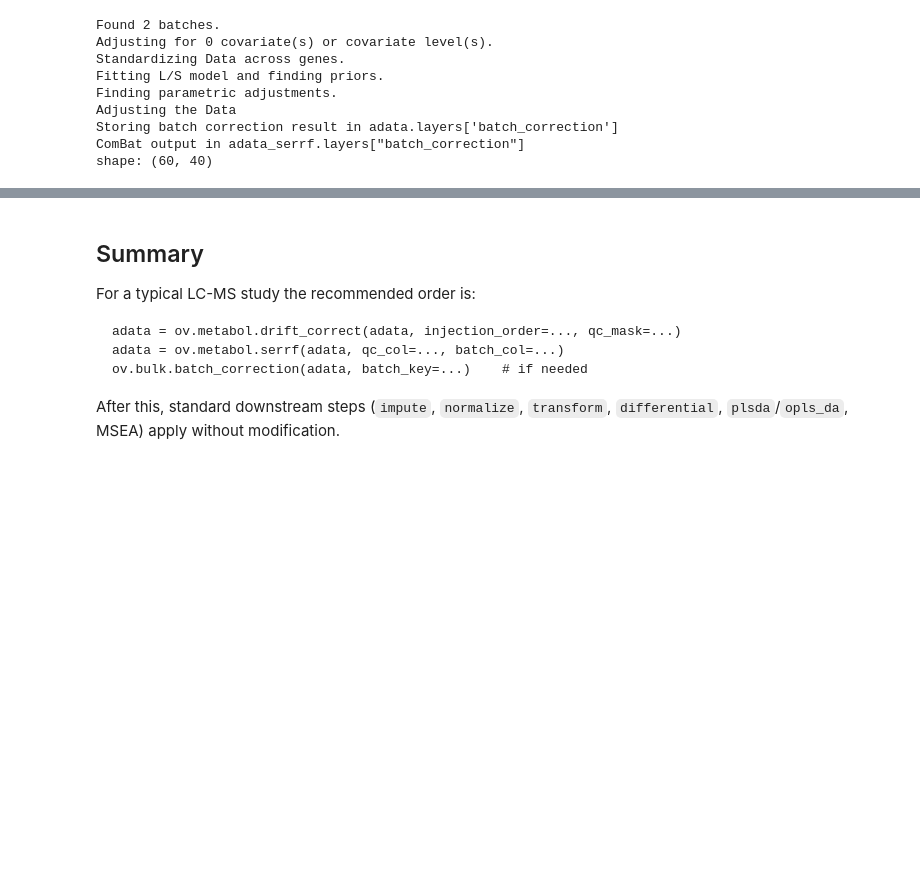
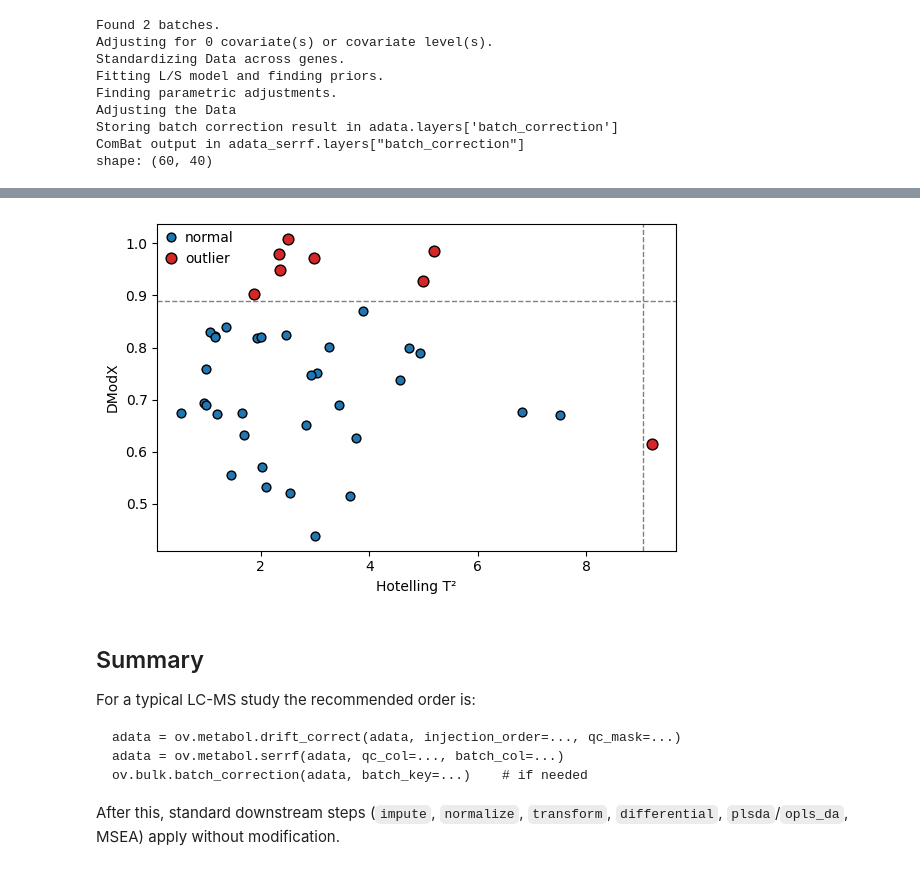
Before and after one commit to DBinary/omicverse-tutorials, a Jupyter notebook: docs/Tutorials-metabol/t_metabol_06_batch_correction.ipynb, the cells around one changed output, grey strips where cells are left out. Saved outputs shown, nothing was run; the diff lists cells and outputs as text; code cells hidden in the pictures; blank space fills up the shorter version.

```diff
--- a/docs/Tutorials-metabol/t_metabol_06_batch_correction.ipynb
+++ b/docs/Tutorials-metabol/t_metabol_06_batch_correction.ipynb
@@ -198,0 +214,7 @@ shape: (60, 40)
+# %%
+real_mask = (adata_serrf.obs['sample_type'] == 'real').to_numpy()
+adata_real = adata_serrf[real_mask].copy()
+
+qc_diag = ov.metabol.sample_qc(adata_real, n_components=3, alpha=0.95)
+print(f'{qc_diag["is_outlier"].sum()} outlier sample(s) out of {len(qc_diag)}')
+qc_diag.sort_values('T2', ascending=False).head(10)
@@ -199,3 +248,19 @@ shape: (60, 40)
+# %%
+fig, ax = plt.subplots(figsize=(6, 4))
+flag = qc_diag['is_outlier'].to_numpy()
+ax.scatter(qc_diag['T2'][~flag], qc_diag['DModX'][~flag],
+           color='C0', edgecolor='k', s=40, label='normal')
+ax.scatter(qc_diag['T2'][flag], qc_diag['DModX'][flag],
+           color='C3', edgecolor='k', s=60, label='outlier')
+ax.axvline(qc_diag['T2_crit'].iloc[0], color='gray', ls='--', lw=1)
+ax.axhline(qc_diag['DModX_crit'].iloc[0], color='gray', ls='--', lw=1)
+ax.set_xlabel('Hotelling T²')
+ax.set_ylabel('DModX')
+ax.legend()
+fig.tight_layout()
+plt.show()
+# %% [output]
+[figure, added]
 # %% [markdown]
 ## Summary
 
```
Also changed, not shown: parts of 3 cells of this notebook, 5 other files.
